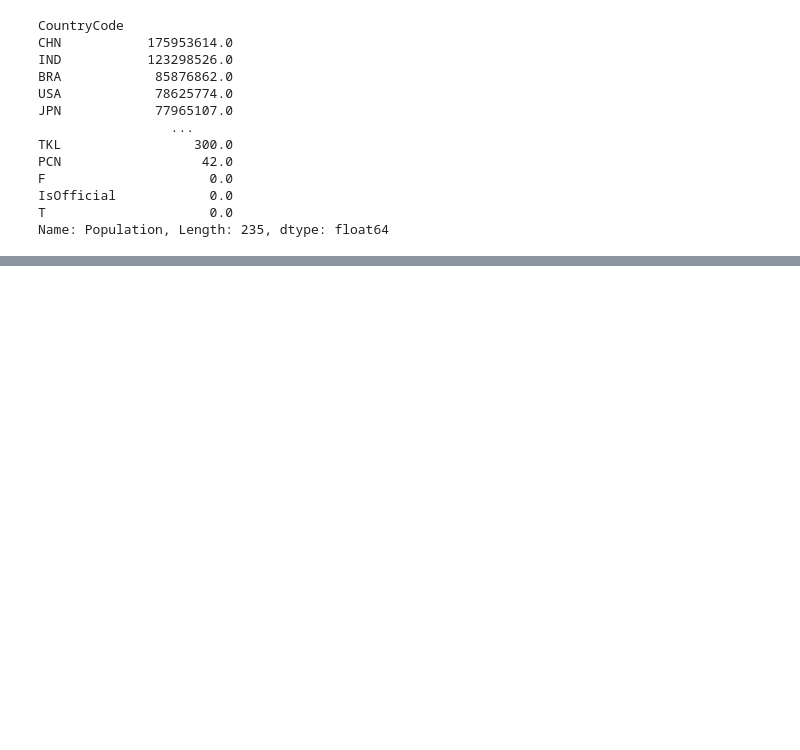
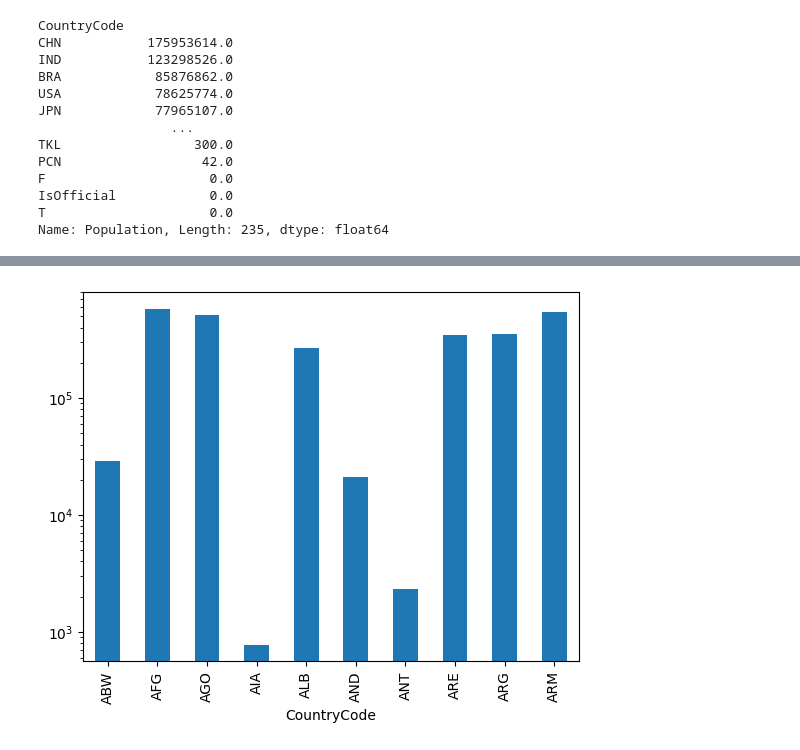
Before and after one commit to masum-auch/AI-Engineer, a Jupyter notebook: ml_learning/ml_data_cleaning/10-data-cleaning.ipynb, the cells around one changed output, grey strips where cells are left out. Cells and saved outputs as stored; diff of their text form; code cells hidden in the pictures; blank space fills up the shorter version.

```diff
--- a/ml_learning/ml_data_cleaning/10-data-cleaning.ipynb
+++ b/ml_learning/ml_data_cleaning/10-data-cleaning.ipynb
@@ -134,0 +215,5 @@ warnings.filterwarnings('ignore')
+# %%
+country_mean.head(10).plot(kind='bar', logy=True)
+plt.show()
+# %% [output]
+[figure, added]
```
Also changed, not shown: parts of 10 cells of this notebook.
